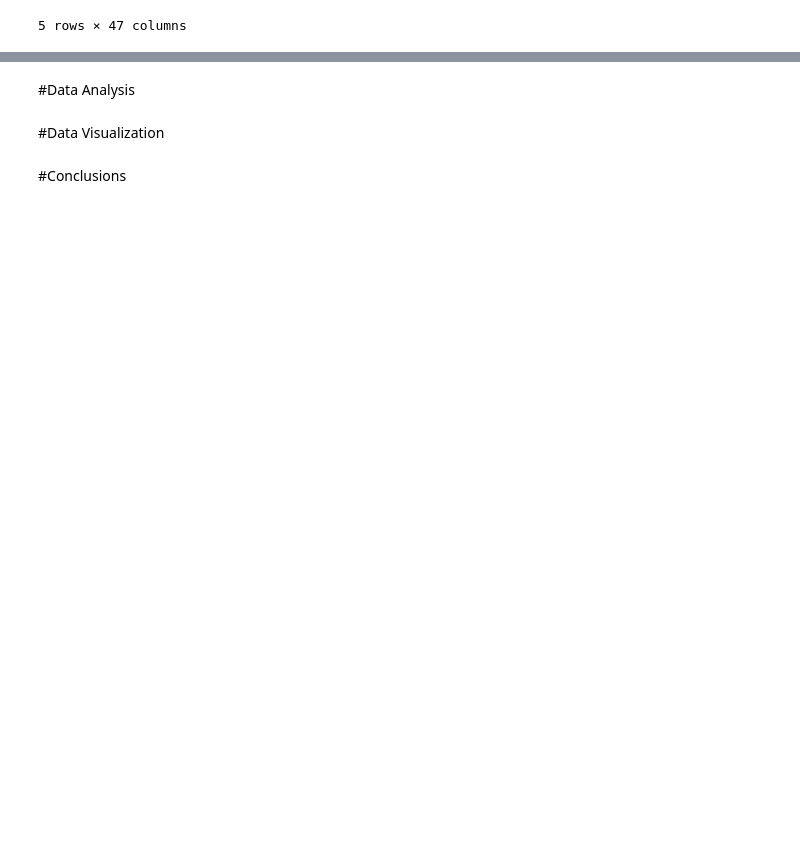
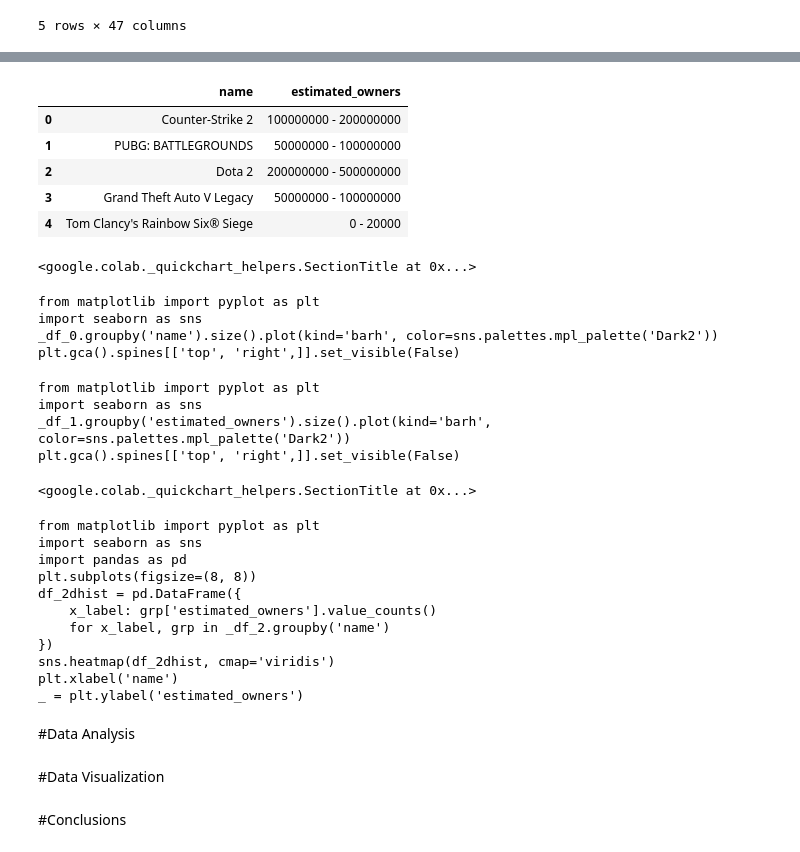
Before and after one commit to Wasian98/MATH-120-Final-Project, a Jupyter notebook: MATH_120_Final_Project_Notebook.ipynb, the cells around one changed output, grey strips where cells are left out. Saved outputs shown, nothing was run; the diff lists cells and outputs as text; code cells hidden in the pictures; blank space fills up the shorter version.

Commit message:
Update to Colab Jupyter Notebook

```diff
--- a/MATH_120_Final_Project_Notebook.ipynb
+++ b/MATH_120_Final_Project_Notebook.ipynb
@@ -59,3 +127,33 @@ steam_raw.head()
+# %%
+display(steam_raw[['name', 'estimated_owners']].head())
+# %% [output]
+|  | name | estimated_owners |
+| 0 | Counter-Strike 2 | 100000000 - 200000000 |
+| 1 | PUBG: BATTLEGROUNDS | 50000000 - 100000000 |
+| 2 | Dota 2 | 200000000 - 500000000 |
+| 3 | Grand Theft Auto V Legacy | 50000000 - 100000000 |
+| 4 | Tom Clancy's Rainbow Six® Siege | 0 - 20000 |
+<google.colab._quickchart_helpers.SectionTitle at 0x...>
+from matplotlib import pyplot as plt
+import seaborn as sns
+_df_0.groupby('name').size().plot(kind='barh', color=sns.palettes.mpl_palette('Dark2'))
+plt.gca().spines[['top', 'right',]].set_visible(False)
+from matplotlib import pyplot as plt
+import seaborn as sns
+_df_1.groupby('estimated_owners').size().plot(kind='barh', color=sns.palettes.mpl_palette('Dark2'))
+plt.gca().spines[['top', 'right',]].set_visible(False)
+<google.colab._quickchart_helpers.SectionTitle at 0x...>
+from matplotlib import pyplot as plt
+import seaborn as sns
+import pandas as pd
+plt.subplots(figsize=(8, 8))
+df_2dhist = pd.DataFrame({
+    x_label: grp['estimated_owners'].value_counts()
+    for x_label, grp in _df_2.groupby('name')
+})
+sns.heatmap(df_2dhist, cmap='viridis')
+plt.xlabel('name')
+_ = plt.ylabel('estimated_owners')
 # %% [markdown]
 #Data Analysis
 # %% [markdown]
```
Also changed, not shown: parts of 5 cells of this notebook.
